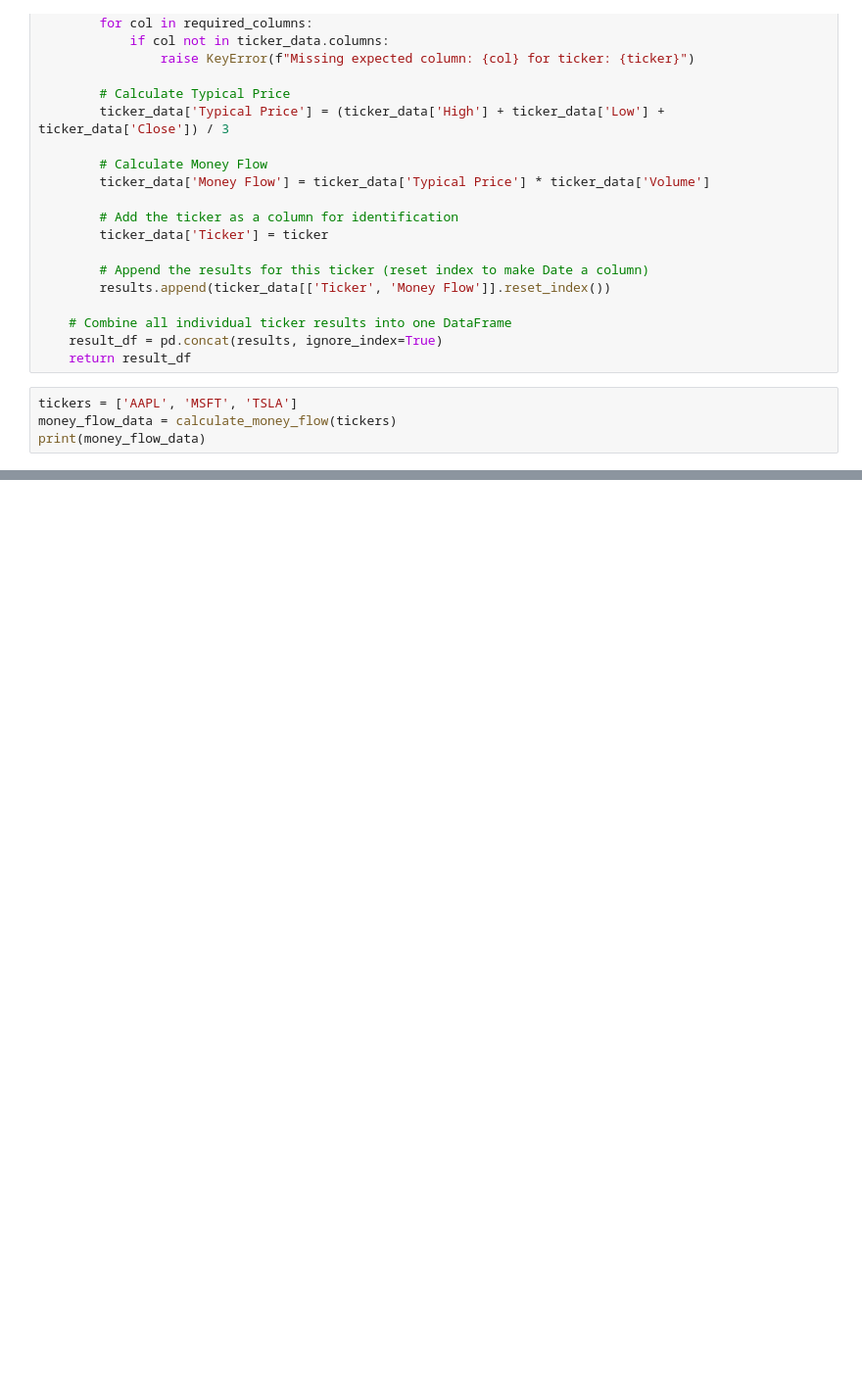
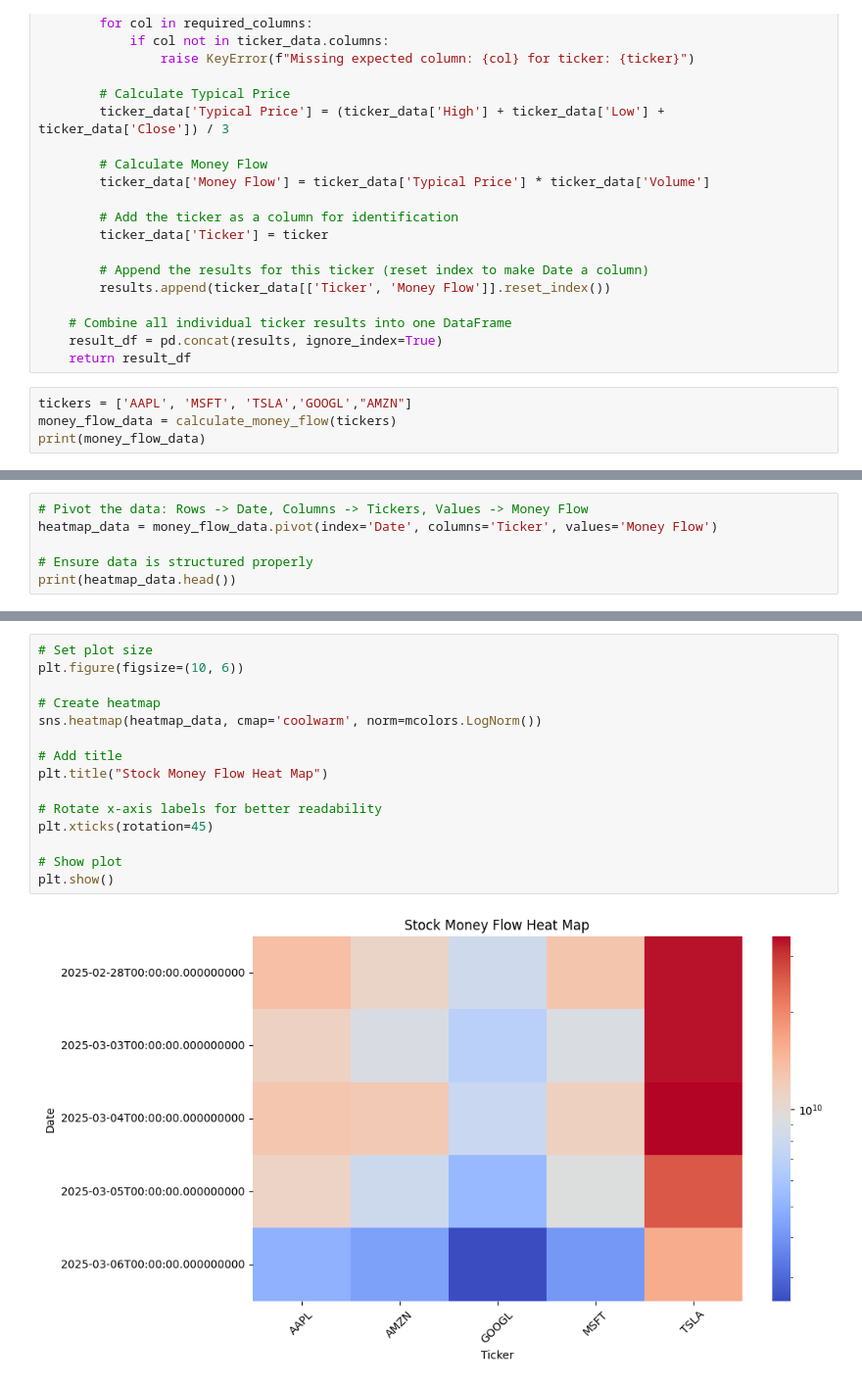
Before and after one commit to luke-pedersen10/CapstoneBrandonLukeEvan, a Jupyter notebook: DS340/MoneyFlowCalculation.ipynb, the cells around one changed output, grey strips where cells are left out. Shown: that part at 98% size. Saved outputs shown, nothing was run; the diff lists cells and outputs as text; blank space fills up the shorter version.

Commit message:
updated money flow function to include first version of heatmap

```diff
--- a/DS340/MoneyFlowCalculation.ipynb
+++ b/DS340/MoneyFlowCalculation.ipynb
@@ -52,7 +55,7 @@ def calculate_money_flow(tickers, period='5d', interval='1d'):
     result_df = pd.concat(results, ignore_index=True)
     return result_df
 # %%
-tickers = ['AAPL', 'MSFT', 'TSLA']
+tickers = ['AAPL', 'MSFT', 'TSLA','GOOGL',"AMZN"]
 money_flow_data = calculate_money_flow(tickers)
 print(money_flow_data)
 # %% [output]
@@ -90,3 +94,9 @@ Try using .loc[row_indexer,col_indexer] = value instead
 
 See the caveats in the documentation: https://pandas.pydata.org/pandas-docs/stable/user_guide/indexing.html#returning-a-view-versus-a-copy
   ticker_data['Ticker'] = ticker
+# %%
+# Pivot the data: Rows -> Date, Columns -> Tickers, Values -> Money Flow
+heatmap_data = money_flow_data.pivot(index='Date', columns='Ticker', values='Money Flow')
+
+# Ensure data is structured properly
+print(heatmap_data.head())
@@ -92,0 +119,17 @@ See the caveats in the documentation: https://pandas.pydata.org/pandas-docs/stab
+# %%
+# Set plot size
+plt.figure(figsize=(10, 6))
+
+# Create heatmap
+sns.heatmap(heatmap_data, cmap='coolwarm', norm=mcolors.LogNorm())
+
+# Add title
+plt.title("Stock Money Flow Heat Map")
+
+# Rotate x-axis labels for better readability
+plt.xticks(rotation=45)
+
+# Show plot
+plt.show()
+# %% [output]
+[figure, added]
```
Also changed, not shown: parts of 3 cells of this notebook.
